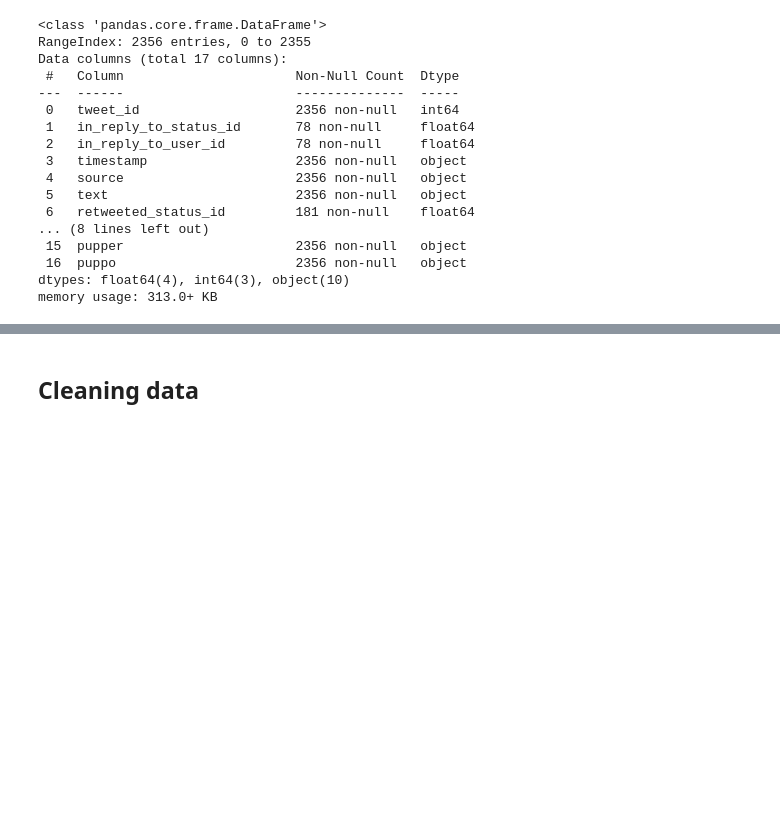
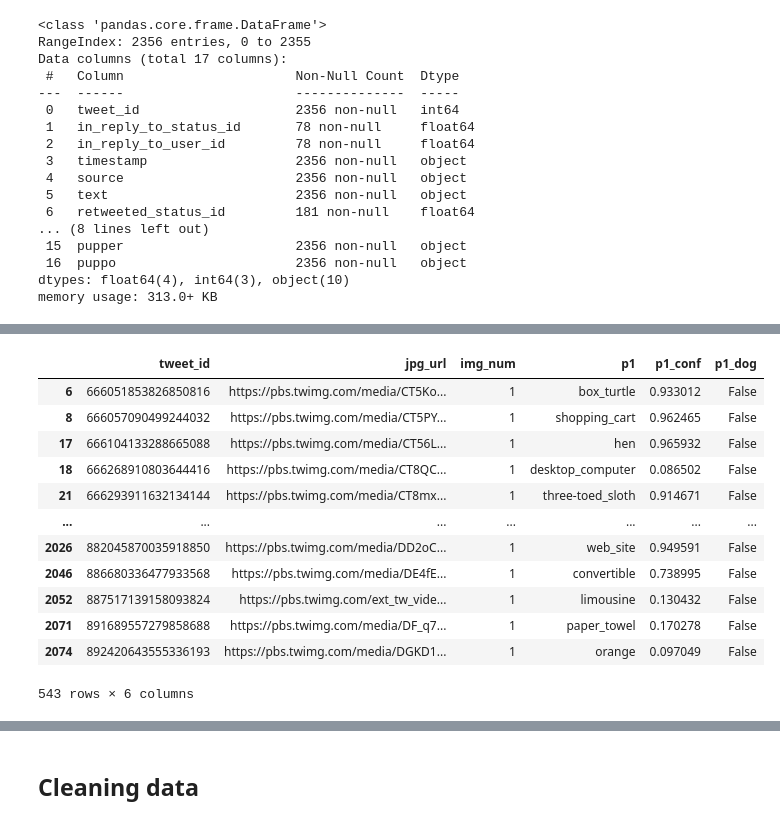
Before and after one commit to JCalaunan/PRJ_Wrangle-Twitter, a Jupyter notebook: wrangle_act.ipynb, the cells around one changed output, grey strips where cells are left out. Saved outputs shown, nothing was run; the diff lists cells and outputs as text; code cells hidden in the pictures; blank space fills up the shorter version.

```diff
--- a/wrangle_act.ipynb
+++ b/wrangle_act.ipynb
@@ -248,0 +644,17 @@ ModuleNotFoundError: No module named 'tweepy'
+# %%
+p1_df = df_image_predictor.query('p1_dog == False').iloc[:,:6]
+p1_df
+# %% [output]
+|  | tweet_id | jpg_url | img_num | p1 | p1_conf | p1_dog |
+| 6 | 666051853826850816 | https://pbs.twimg.com/media/CT5Ko... | 1 | box_turtle | 0.933012 | False |
+| 8 | 666057090499244032 | https://pbs.twimg.com/media/CT5PY... | 1 | shopping_cart | 0.962465 | False |
+| 17 | 666104133288665088 | https://pbs.twimg.com/media/CT56L... | 1 | hen | 0.965932 | False |
+| 18 | 666268910803644416 | https://pbs.twimg.com/media/CT8QC... | 1 | desktop_computer | 0.086502 | False |
+| 21 | 666293911632134144 | https://pbs.twimg.com/media/CT8mx... | 1 | three-toed_sloth | 0.914671 | False |
+| ... | ... | ... | ... | ... | ... | ... |
+| 2026 | 882045870035918850 | https://pbs.twimg.com/media/DD2oC... | 1 | web_site | 0.949591 | False |
+| 2046 | 886680336477933568 | https://pbs.twimg.com/media/DE4fE... | 1 | convertible | 0.738995 | False |
+| 2052 | 887517139158093824 | https://pbs.twimg.com/ext_tw_vide... | 1 | limousine | 0.130432 | False |
+| 2071 | 891689557279858688 | https://pbs.twimg.com/media/DF_q7... | 1 | paper_towel | 0.170278 | False |
+| 2074 | 892420643555336193 | https://pbs.twimg.com/media/DGKD1... | 1 | orange | 0.097049 | False |
+543 rows × 6 columns
```
Also changed, not shown: parts of 52 cells of this notebook, 1 other file.
